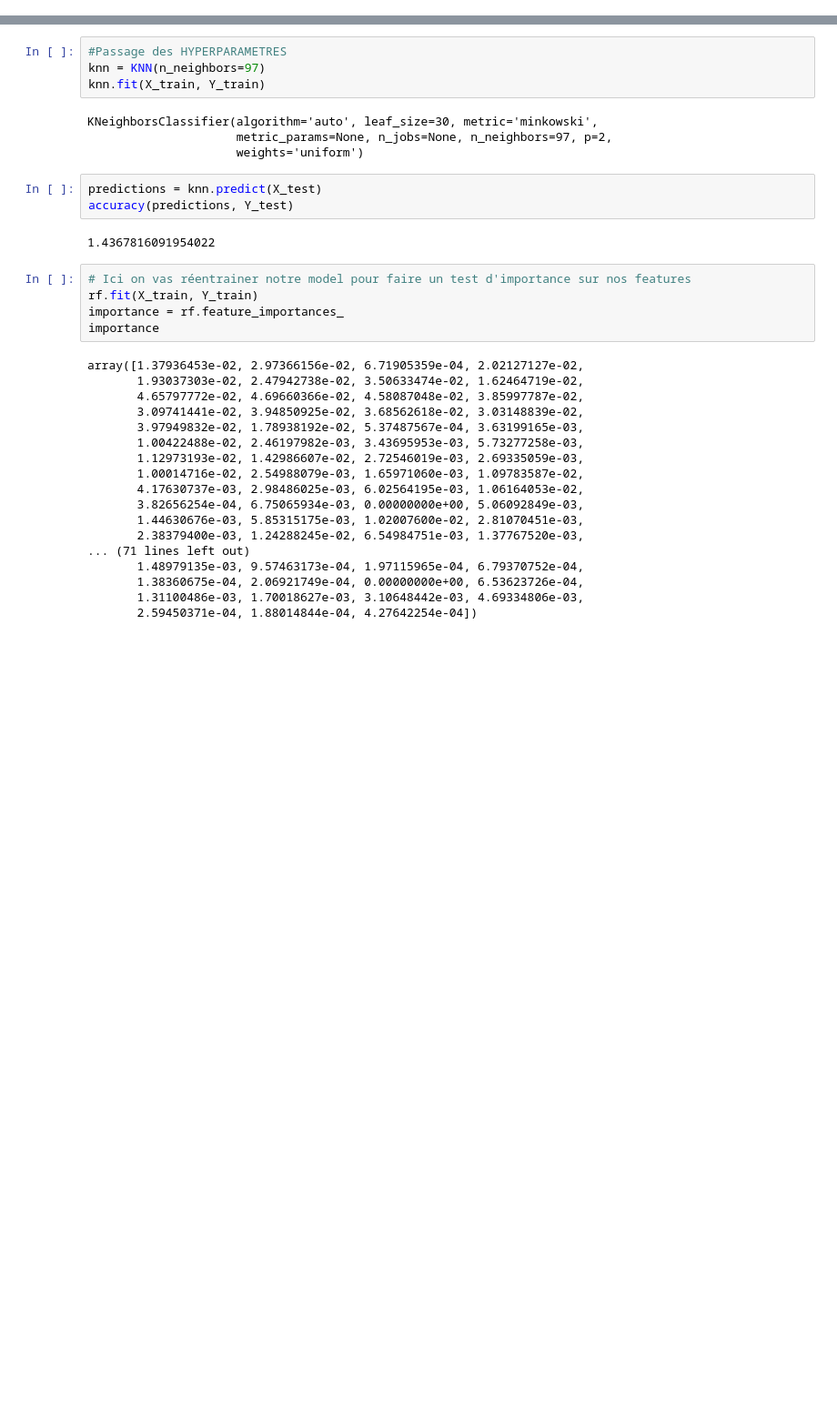
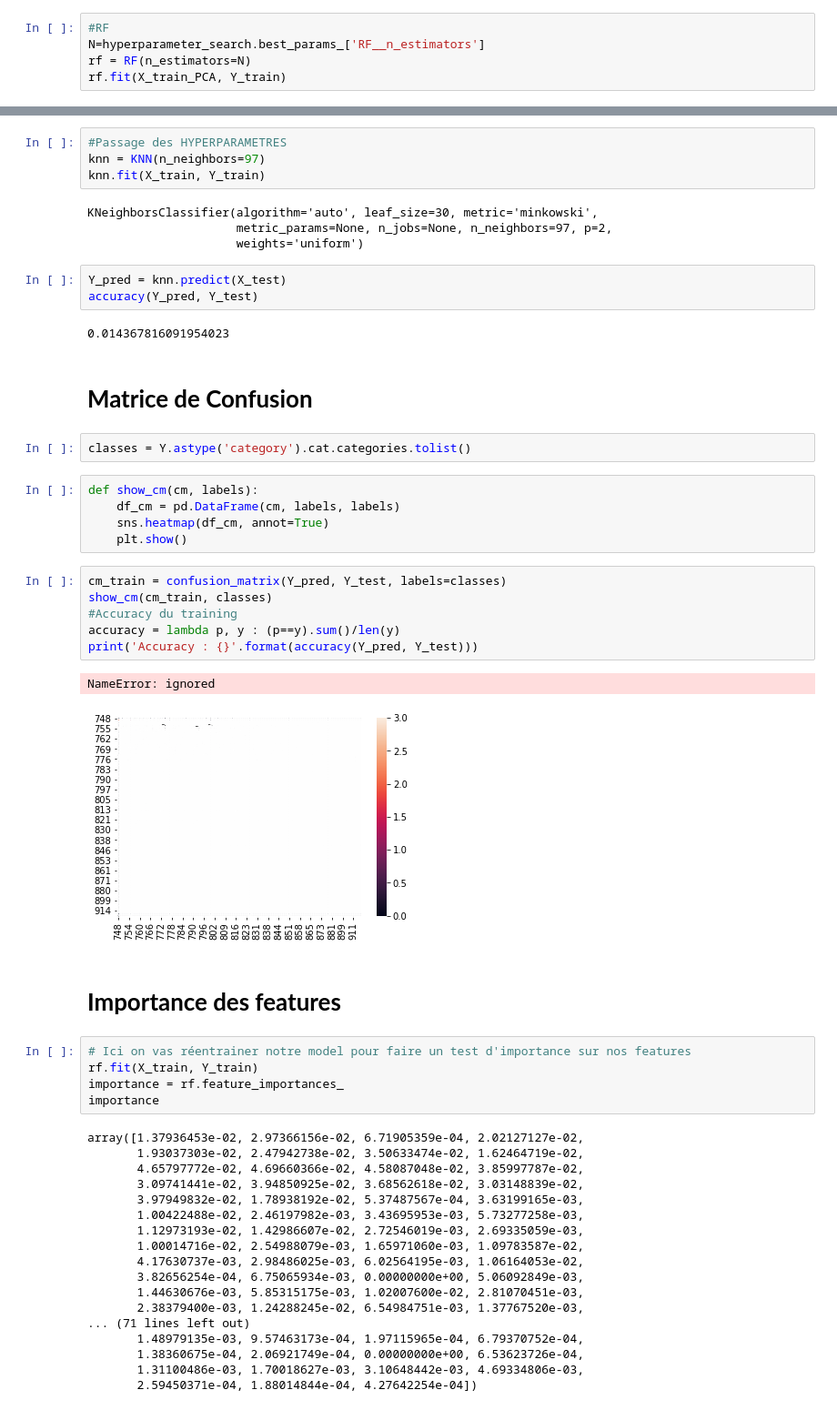
Before and after one commit to AymericShini/ML-Master, a Jupyter notebook: Projet/Anime.ipynb, the cells around one changed output, grey strips where cells are left out. Shown at 91% size. Saved outputs shown, nothing was run; the diff lists cells and outputs as text; blank space fills up the shorter version.

Commit message:
adding roc curve / some algo

```diff
--- a/Projet/Anime.ipynb
+++ b/Projet/Anime.ipynb
@@ -501,0 +555,5 @@ scaler = StandardScaler()
+# %%
+#RF
+N=hyperparameter_search.best_params_['RF__n_estimators']
+rf = RF(n_estimators=N)
+rf.fit(X_train_PCA, Y_train)
@@ -543,10 +596,30 @@ KNeighborsClassifier(algorithm='auto', leaf_size=30, metric='minkowski',
                      metric_params=None, n_jobs=None, n_neighbors=97, p=2,
                      weights='uniform')
 # %%
-predictions = knn.predict(X_test)
-accuracy(predictions, Y_test)
+Y_pred = knn.predict(X_test)
+accuracy(Y_pred, Y_test)
 # %% [output]
-1.4367816091954022
+0.014367816091954023
+# %% [markdown]
+# **Matrice de Confusion**
+# %%
+classes = Y.astype('category').cat.categories.tolist()
+# %%
+def show_cm(cm, labels):
+    df_cm = pd.DataFrame(cm, labels, labels)
+    sns.heatmap(df_cm, annot=True)
+    plt.show()
+# %%
+cm_train = confusion_matrix(Y_pred, Y_test, labels=classes)
+show_cm(cm_train, classes)
+#Accuracy du training
+accuracy = lambda p, y : (p==y).sum()/len(y)
+print('Accuracy : {}'.format(accuracy(Y_pred, Y_test)))
+# %% [output]
+NameError: ignored
+[figure, added]
+# %% [markdown]
+# **Importance des features**
 # %%
 # Ici on vas réentrainer notre model pour faire un test d'importance sur nos features
 rf.fit(X_train, Y_train)
```
Also changed, not shown: parts of 14 cells of this notebook.
